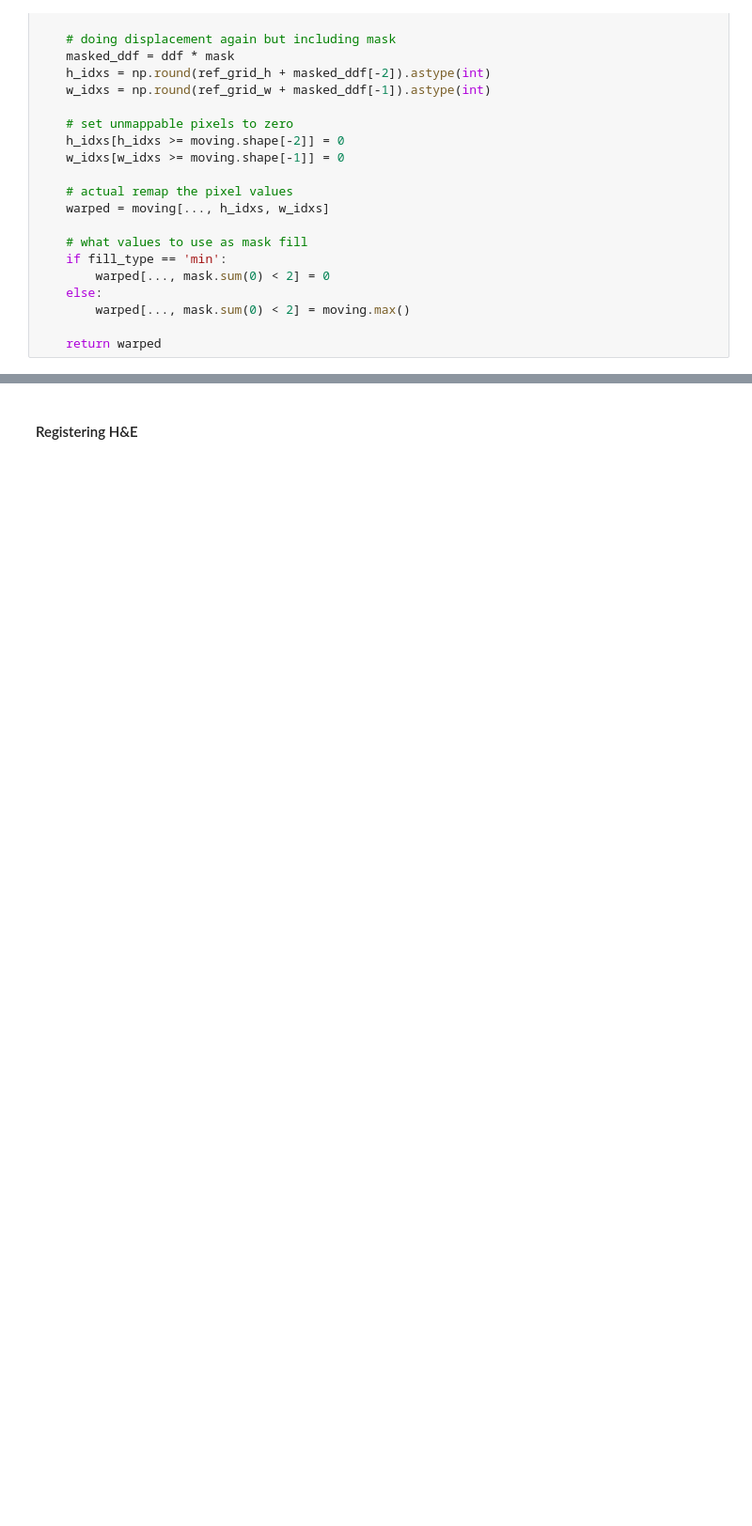
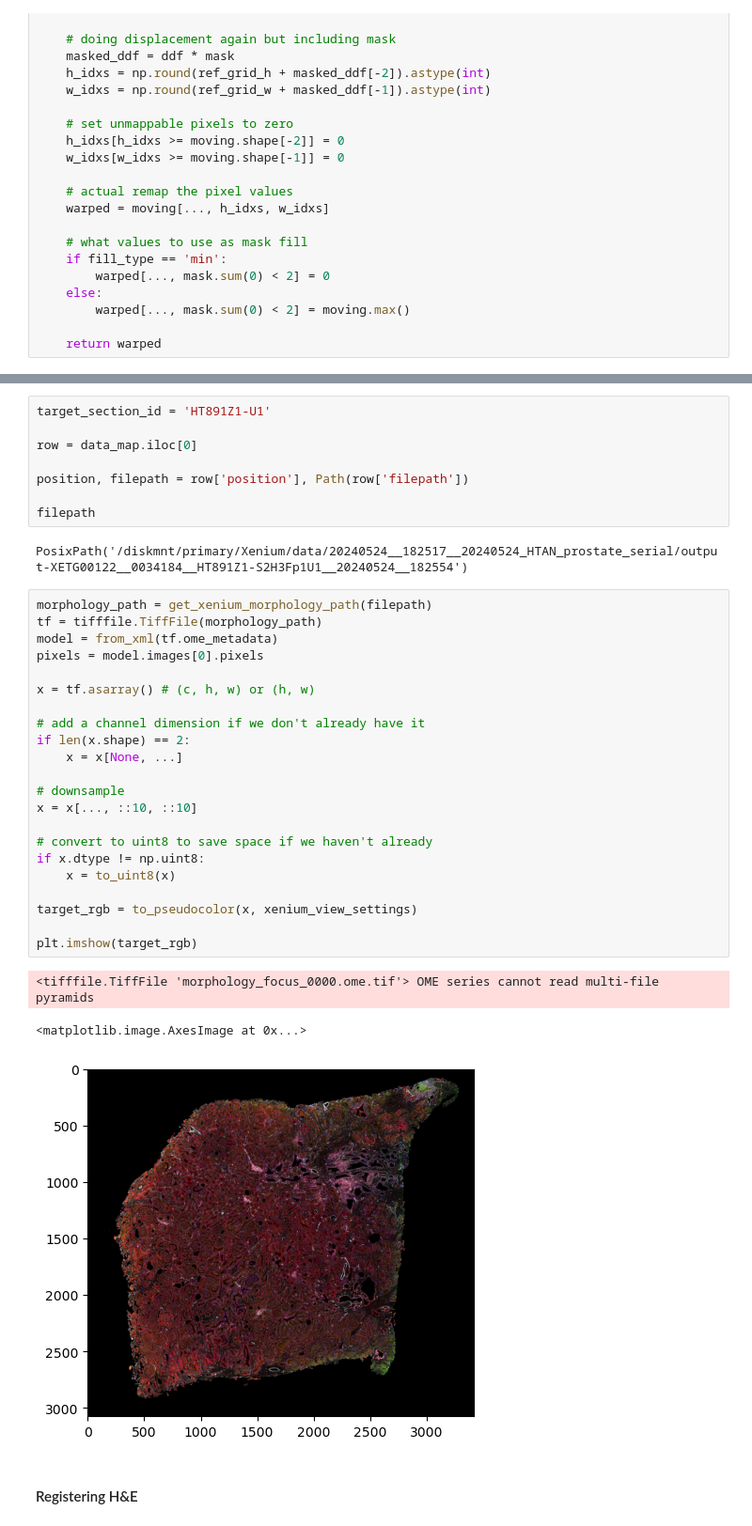
Before and after one commit to ding-lab/ding-lab-spatial, a Jupyter notebook: 3d_analysis/serial_section_registration.ipynb, the cells around one changed output, grey strips where cells are left out. Shown at 94% size. Cells and saved outputs as stored; diff of their text form; blank space fills up the shorter version.

```diff
--- a/3d_analysis/serial_section_registration.ipynb
+++ b/3d_analysis/serial_section_registration.ipynb
@@ -705,3 +704,39 @@ def warp_pts_fast(pts, ddf, bin_res=1.):
+# %%
+target_section_id = 'HT891Z1-U1'
+
+row = data_map.iloc[0]
+
+position, filepath = row['position'], Path(row['filepath'])
+
+filepath
+# %% [output]
+PosixPath('/diskmnt/primary/Xenium/data/20240524__182517__20240524_HTAN_prostate_serial/output-XETG00122__0034184__HT891Z1-S2H3Fp1U1__20240524__182554')
+# %%
+morphology_path = get_xenium_morphology_path(filepath)
+tf = tifffile.TiffFile(morphology_path)
+model = from_xml(tf.ome_metadata)
+pixels = model.images[0].pixels
+
+x = tf.asarray() # (c, h, w) or (h, w)
+
+# add a channel dimension if we don't already have it
+if len(x.shape) == 2:
+    x = x[None, ...]
+
+# downsample
+x = x[..., ::10, ::10]
+
+# convert to uint8 to save space if we haven't already
+if x.dtype != np.uint8:
+    x = to_uint8(x)
+
+target_rgb = to_pseudocolor(x, xenium_view_settings)
+
+plt.imshow(target_rgb)
+# %% [output]
+<tifffile.TiffFile 'morphology_focus_0000.ome.tif'> OME series cannot read multi-file pyramids
+<matplotlib.image.AxesImage at 0x...>
+[figure, added]
 # %% [markdown]
 #### Registering H&E
 # %%
```
Also changed, not shown: parts of 42 cells of this notebook.
